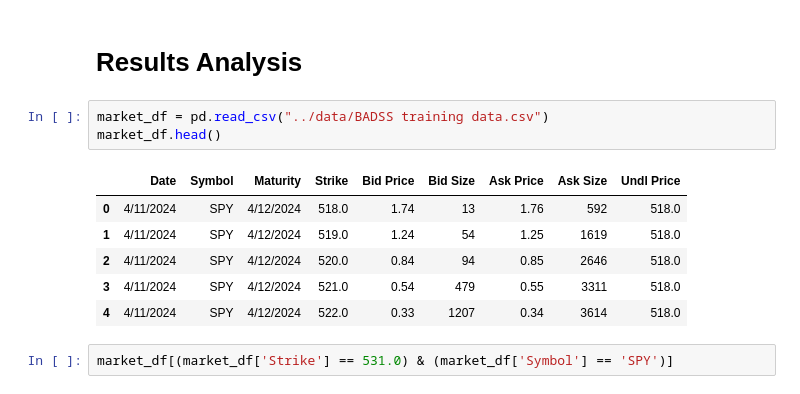
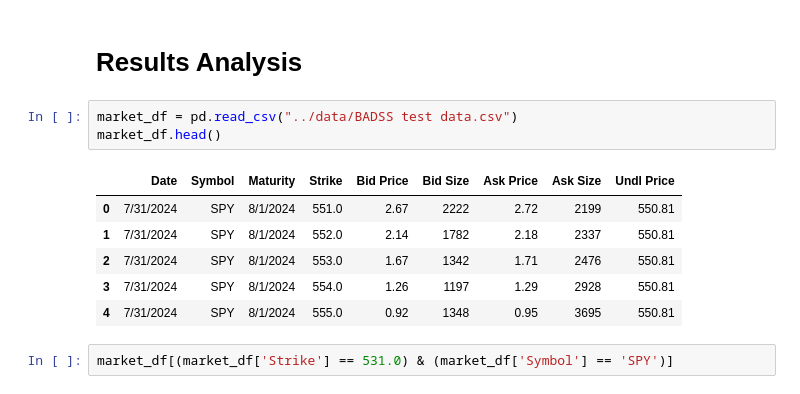
Before and after one commit to Qamil-Mirza/badss-2025-options-alpha-strategy, a Jupyter notebook: notebooks/analysis.ipynb, the cells around one changed output. Drawn from its saved outputs; the diff is of its cells as text.

```diff
--- a/notebooks/analysis.ipynb
+++ b/notebooks/analysis.ipynb
@@ -336,15 +336,15 @@ Based on our exploratory data analysis (EDA), we now have a clear understanding
 # %% [markdown]
 # Results Analysis
 # %%
-market_df = pd.read_csv("../data/BADSS training data.csv")
+market_df = pd.read_csv("../data/BADSS test data.csv")
 market_df.head()
 # %% [output]
 |  | Date | Symbol | Maturity | Strike | Bid Price | Bid Size | Ask Price | Ask Size | Undl Price |
-| 0 | 4/11/2024 | SPY | 4/12/2024 | 518.0 | 1.74 | 13 | 1.76 | 592 | 518.0 |
-| 1 | 4/11/2024 | SPY | 4/12/2024 | 519.0 | 1.24 | 54 | 1.25 | 1619 | 518.0 |
-| 2 | 4/11/2024 | SPY | 4/12/2024 | 520.0 | 0.84 | 94 | 0.85 | 2646 | 518.0 |
-| 3 | 4/11/2024 | SPY | 4/12/2024 | 521.0 | 0.54 | 479 | 0.55 | 3311 | 518.0 |
-| 4 | 4/11/2024 | SPY | 4/12/2024 | 522.0 | 0.33 | 1207 | 0.34 | 3614 | 518.0 |
+| 0 | 7/31/2024 | SPY | 8/1/2024 | 551.0 | 2.67 | 2222 | 2.72 | 2199 | 550.81 |
+| 1 | 7/31/2024 | SPY | 8/1/2024 | 552.0 | 2.14 | 1782 | 2.18 | 2337 | 550.81 |
+| 2 | 7/31/2024 | SPY | 8/1/2024 | 553.0 | 1.67 | 1342 | 1.71 | 2476 | 550.81 |
+| 3 | 7/31/2024 | SPY | 8/1/2024 | 554.0 | 1.26 | 1197 | 1.29 | 2928 | 550.81 |
+| 4 | 7/31/2024 | SPY | 8/1/2024 | 555.0 | 0.92 | 1348 | 0.95 | 3695 | 550.81 |
 # %%
 market_df[(market_df['Strike'] == 531.0) & (market_df['Symbol'] == 'SPY')]
 # %% [output]
```
Also changed, not shown: parts of 15 cells of this notebook, 9 other files.
